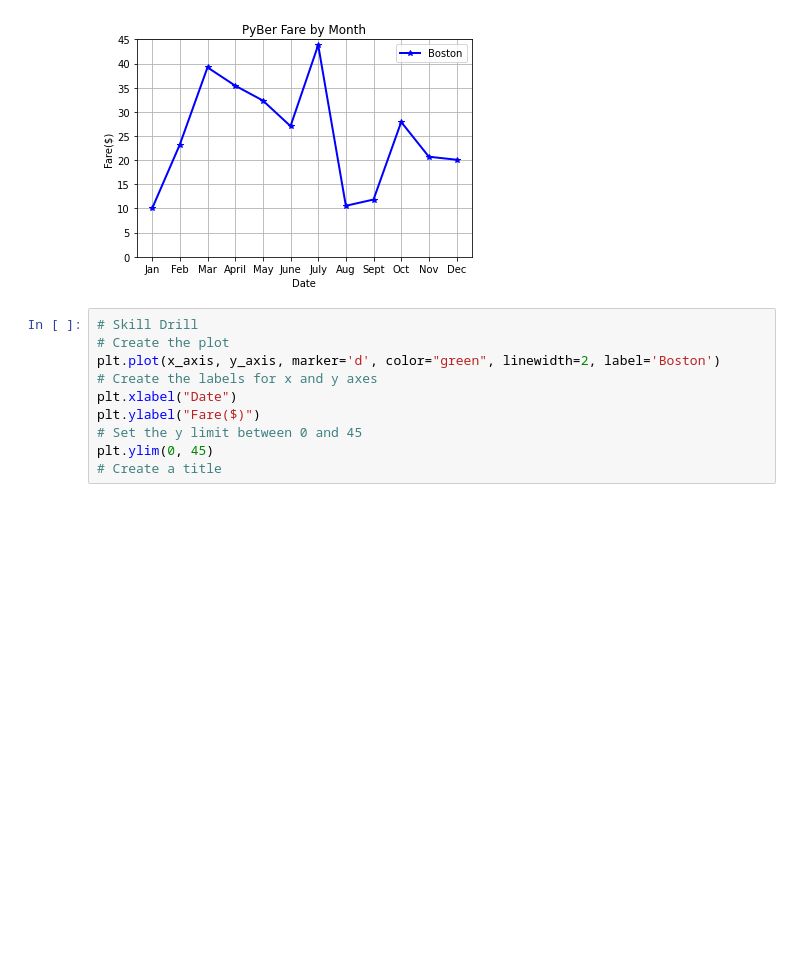
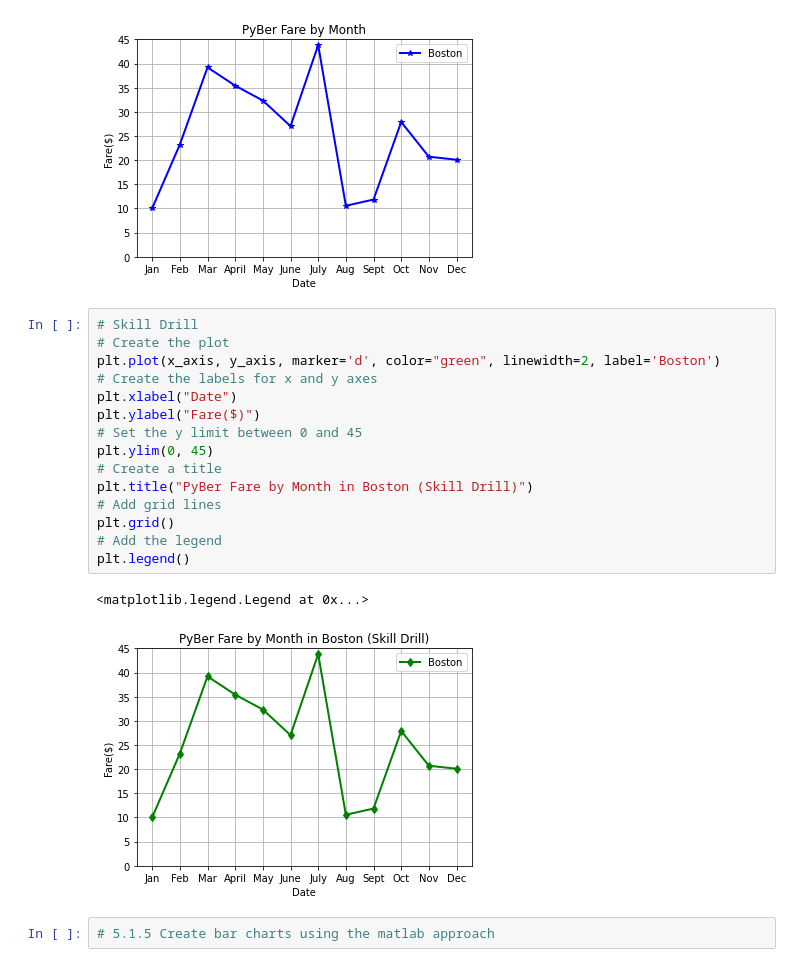
Before and after one commit to davidatoms/PyBer_Analysis, a Jupyter notebook: matplotlib_practice.ipynb, the cells around one changed output. Drawn from its saved outputs; the diff is of its cells as text; blank space fills up the shorter version.

```diff
--- a/matplotlib_practice.ipynb
+++ b/matplotlib_practice.ipynb
@@ -46,10 +46,20 @@ plt.legend()
 # %%
 # Skill Drill
 # Create the plot
 plt.plot(x_axis, y_axis, marker='d', color="green", linewidth=2, label='Boston')
 # Create the labels for x and y axes
 plt.xlabel("Date")
 plt.ylabel("Fare($)")
 # Set the y limit between 0 and 45
 plt.ylim(0, 45)
 # Create a title
+plt.title("PyBer Fare by Month in Boston (Skill Drill)")
+# Add grid lines
+plt.grid()
+# Add the legend
+plt.legend()
+# %% [output]
+<matplotlib.legend.Legend at 0x...>
+[figure, added]
+# %%
+# 5.1.5 Create bar charts using the matlab approach
```
Also changed, not shown: parts of 6 cells of this notebook.
